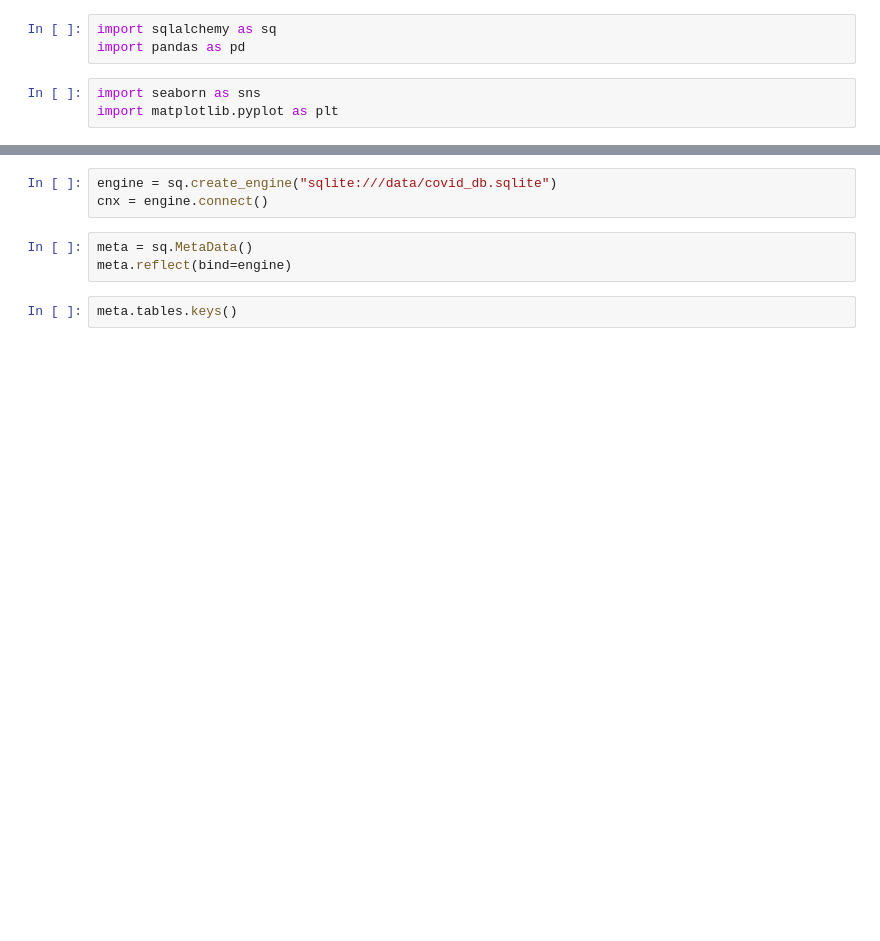
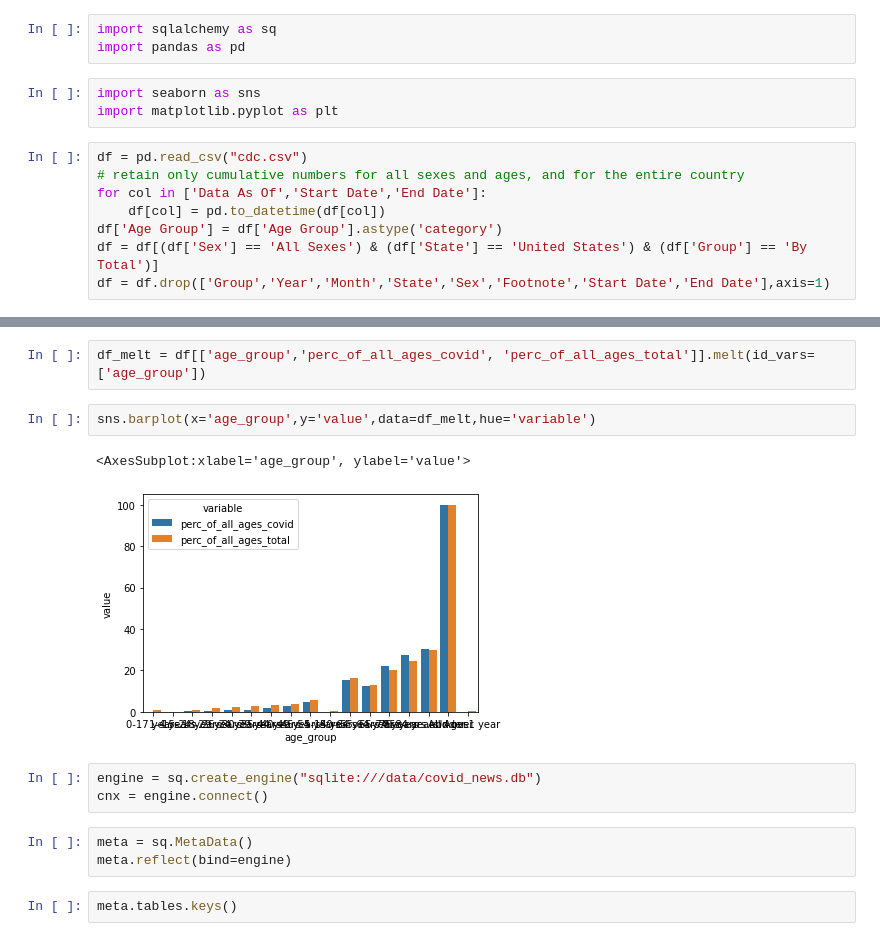
Before and after one commit to pomkos/covid_dash, a Jupyter notebook: sandbox.ipynb, the cells around one changed output, grey strips where cells are left out. Cells and saved outputs as stored; diff of their text form; blank space fills up the shorter version.

```diff
--- a/sandbox.ipynb
+++ b/sandbox.ipynb
@@ -4,3 +4,11 @@ import pandas as pd
 # %%
 import seaborn as sns
 import matplotlib.pyplot as plt
+# %%
+df = pd.read_csv("cdc.csv")
+# retain only cumulative numbers for all sexes and ages, and for the entire country
+for col in ['Data As Of','Start Date','End Date']:
+    df[col] = pd.to_datetime(df[col])
+df['Age Group'] = df['Age Group'].astype('category')
+df = df[(df['Sex'] == 'All Sexes') & (df['State'] == 'United States') & (df['Group'] == 'By Total')]
+df = df.drop(['Group','Year','Month','State','Sex','Footnote','Start Date','End Date'],axis=1)
@@ -7,5 +56,12 @@ import matplotlib.pyplot as plt
+# %%
+df_melt = df[['age_group','perc_of_all_ages_covid', 'perc_of_all_ages_total']].melt(id_vars=['age_group'])
+# %%
+sns.barplot(x='age_group',y='value',data=df_melt,hue='variable')
+# %% [output]
+<AxesSubplot:xlabel='age_group', ylabel='value'>
+[figure, added]
 # %%
-engine = sq.create_engine("sqlite:///data/covid_db.sqlite")
+engine = sq.create_engine("sqlite:///data/covid_news.db")
 cnx = engine.connect()
 # %%
 meta = sq.MetaData()
```
Also changed, not shown: parts of 17 cells of this notebook, 1 other file.
